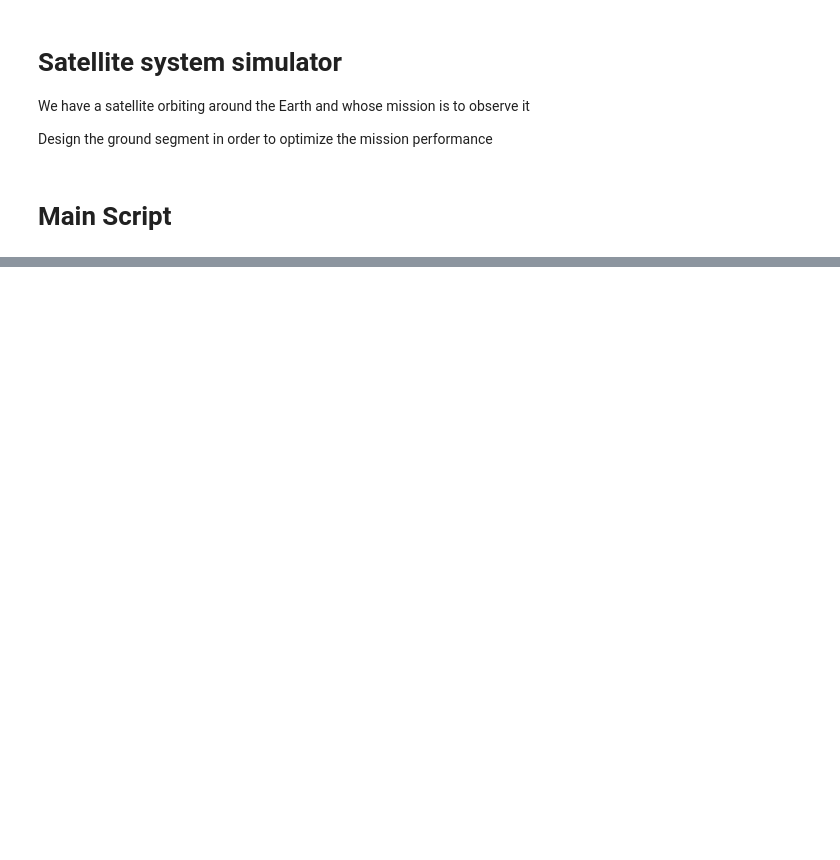
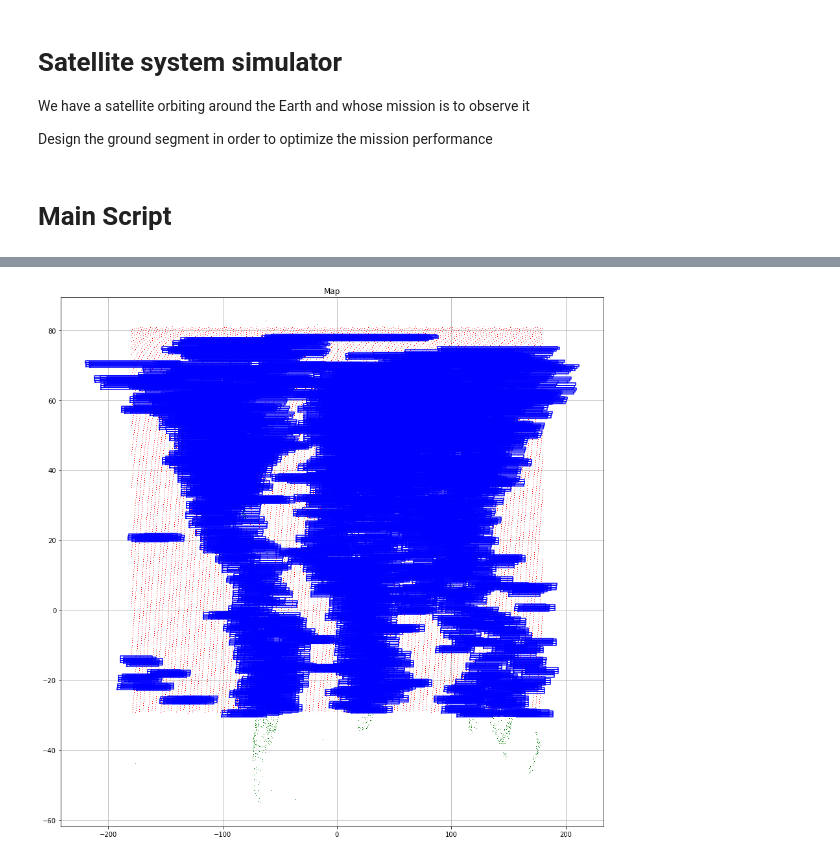
Before and after one commit to RomainHugues/CitySat, a Jupyter notebook: satellite_system_simulator.ipynb, the cells around one changed output, grey strips where cells are left out. Drawn from its saved outputs; the diff is of its cells as text; code cells hidden in the pictures; blank space fills up the shorter version.

```diff
--- a/satellite_system_simulator.ipynb
+++ b/satellite_system_simulator.ipynb
@@ -228,14 +228,18 @@ class Countries:
 # %%
 class Payload:
 
-    def __init__(self, ground_sampling_distance, download_rate):
+    def __init__(self, ground_sampling_distance, download_rate, update_rate):
 
         # Ground Sampling Distance [m]
         self.ground_sampling_distance = ground_sampling_distance
+
+        # Simulation refreshing rate
+        self.update_rate = update_rate
+
         # Swath width [px]
         self.swath_width = int(30e5 / self.ground_sampling_distance)
         # Lines frequency [px/s]
-        self.lines_freq = int(6666. / self.ground_sampling_distance)
+        self.lines_freq = int(6666. * self.update_rate / self.ground_sampling_distance)
         # N bands
         self.n_bands = 3
         # Coding after compression [bit/px]
@@ -249,7 +253,7 @@ class Payload:
         # Size of Acquisition [bit /s]
         self.acquisition_size = self.lines_freq * self.n_bands * self.swath_width * self.coding
         # Min Acquisition duration [s]
-        self.min_acquisition_duration = 30
+        self.min_acquisition_duration = 30/self.update_rate
         # Acqusition duration level [s]
         self.acquisition_duration = 0
 
@@ -273,7 +277,7 @@ class Payload:
     def warm(self):
         # Able to acquire : warming up
         self.acquisition_duration += 1
-        self.temperature += self.warming_rate
+        self.temperature += self.warming_rate * self.update_rate
         self.memory += self.acquisition_size
 
         return True
@@ -281,7 +285,7 @@ class Payload:
     def cool(self):
         # Cooling down
         self.acquisition_duration = 0
-        self.temperature -= self.cooling_rate
+        self.temperature -= self.cooling_rate * self.update_rate
         self.temperature = max(self.temperature, self.min_temperature)
 
         return False
@@ -339,7 +343,7 @@ class Payload:
 
                 if archive_ok:
                     # Do transfer
-                    self.memory -= self.download_rate
+                    self.memory -= self.download_rate * self.update_rate
                     download_ok = True
                 else:
                     # No transfer
@@ -432,7 +436,11 @@ elif acq_mode is 'city':
 ground_sampling_distance = 20
 # Telemetrics Download Rate [Gbps]
 download_rate = 1
-payload = Payload(ground_sampling_distance, download_rate)
+
+# Simulation update rate [s]
+update_rate = 10
+
+payload = Payload(ground_sampling_distance, download_rate, update_rate)
 
 # Ground Segment instance
 
@@ -451,7 +459,7 @@ ground_segment = GroundSegment(stations_position)
 
 # Scenario instance
 time_begin = datetime(year=2017,month=6,day=1, hour=12, minute=0, second=0)
-time_delta = timedelta(days=1)
+time_delta = timedelta(days=7)
 scenario = Scenario(time_begin= time_begin,
                     time_delta = time_delta)
 
@@ -467,7 +475,7 @@ position = []
 
 display.start_epoch()
 
-for second in range(int(scenario.time_delta_seconds)):
+for second in range(0,int(scenario.time_delta_seconds),update_rate):
 
     # Date
     new_date = scenario.time_begin + timedelta(seconds=second)
@@ -568,0 +590,21 @@ plt.title('Download ON')
+# %%
+plt.figure(figsize=[15,15])
+# Sat track
+plt.plot(mission_info_df.lng[mission_info_df.sza<60],
+         mission_info_df.lat[mission_info_df.sza<60],
+         color='r',marker=',',linestyle='None')
+plt.grid(True)
+
+# City positions
+plt.plot(sat.cities_position_array[:, 0],
+         sat.cities_position_array[:, 1],
+         color='g',marker=',',linestyle='None')
+# Images
+for image in mission_geometry:
+    plt.plot(*image.exterior.xy, color='b')
+
+plt.title('Map')
+
+plt.show()
+# %% [output]
+[figure, added]
```
Also changed, not shown: parts of 3 cells of this notebook.
